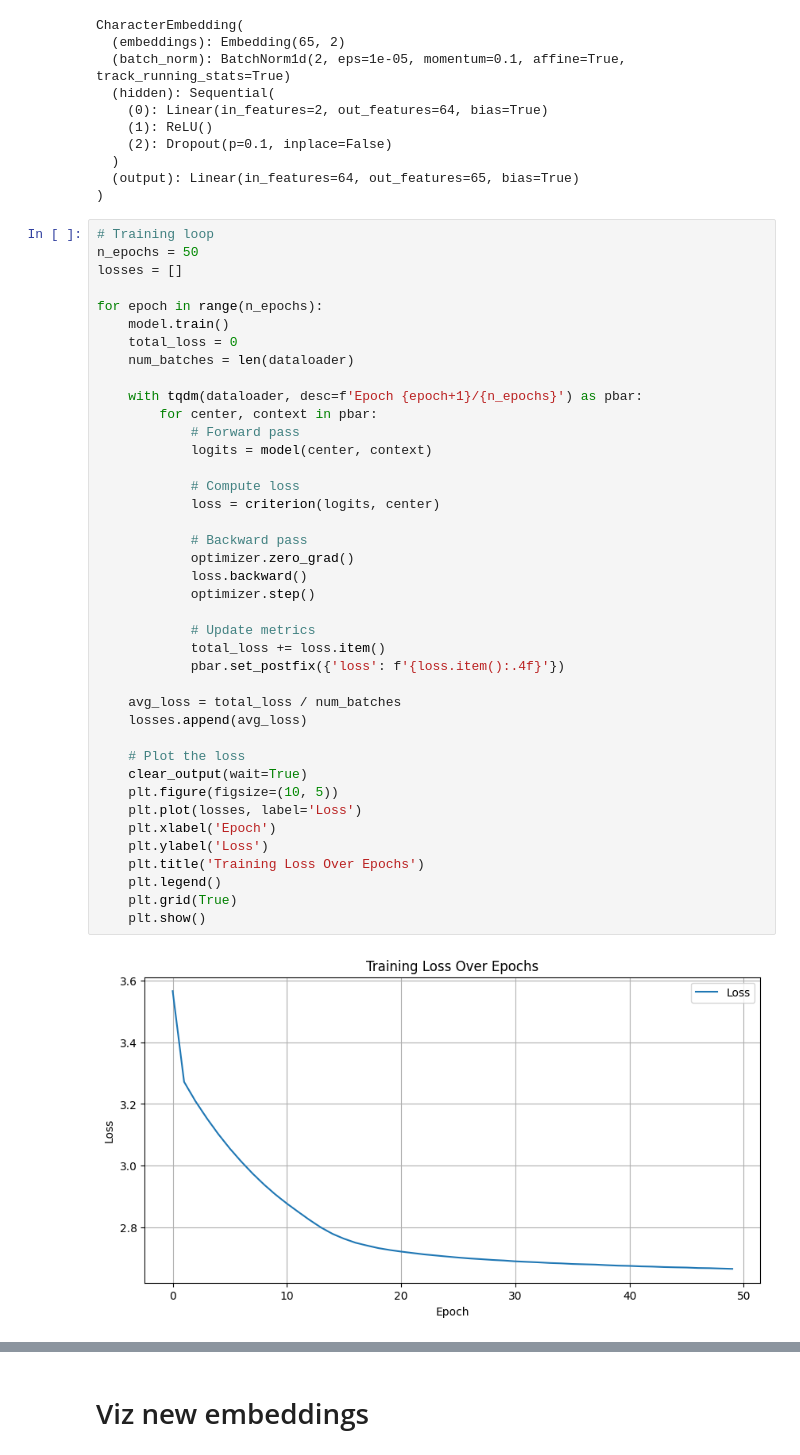
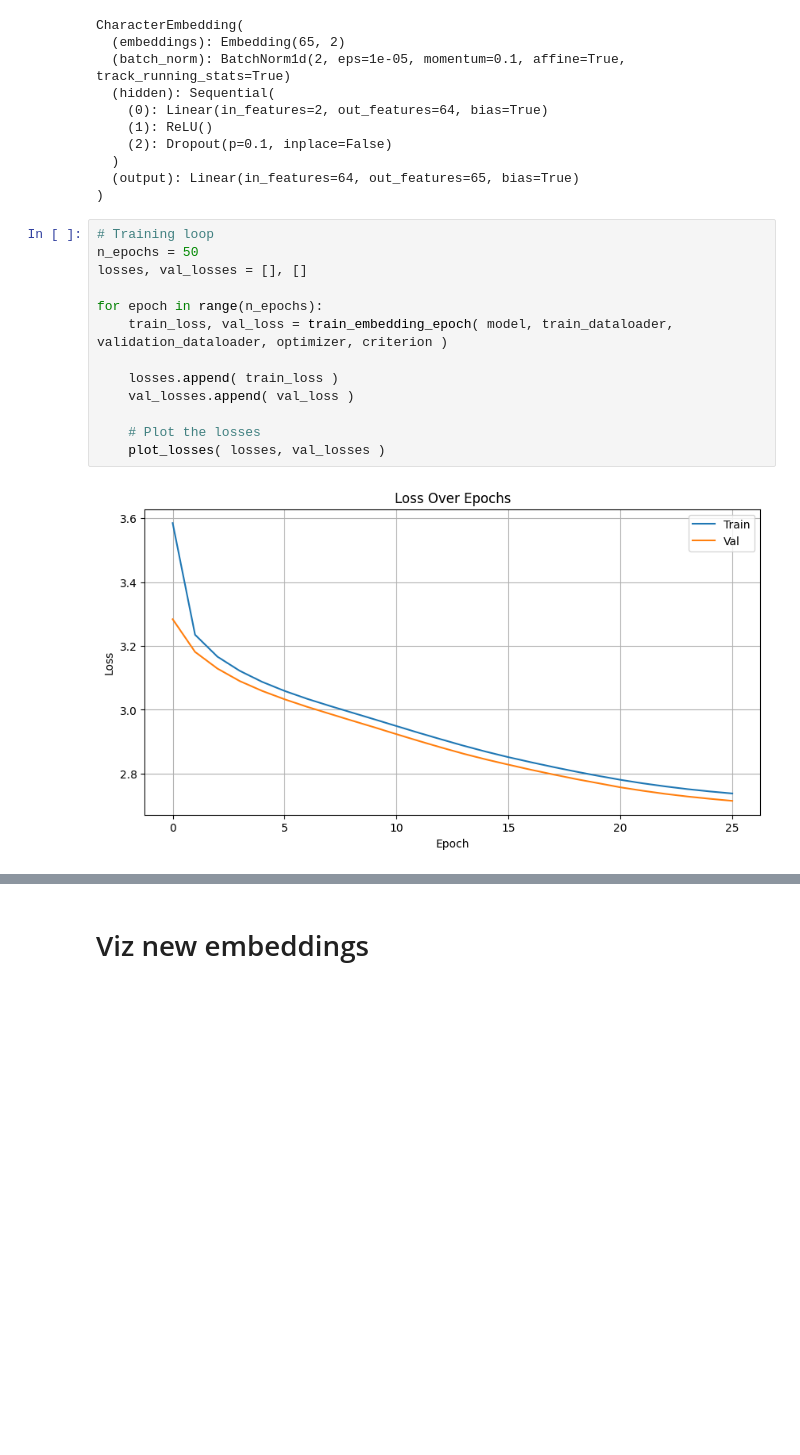
Before and after one commit to marc-olm/genai101, a Jupyter notebook: notebooks/tokenization_and_embeddings_drt.ipynb, the cells around one changed output, grey strips where cells are left out. Cells and saved outputs as stored; diff of their text form; blank space fills up the shorter version.

```diff
--- a/notebooks/tokenization_and_embeddings_drt.ipynb
+++ b/notebooks/tokenization_and_embeddings_drt.ipynb
@@ -419,45 +514,18 @@ CharacterEmbedding(
   )
   (output): Linear(in_features=64, out_features=65, bias=True)
 )
-# %%
-# Training loop
-n_epochs = 50
-losses = []
-
-for epoch in range(n_epochs):
-    model.train()
-    total_loss = 0
-    num_batches = len(dataloader)
-
-    with tqdm(dataloader, desc=f'Epoch {epoch+1}/{n_epochs}') as pbar:
-        for center, context in pbar:
-            # Forward pass
-            logits = model(center, context)
-
-            # Compute loss
-            loss = criterion(logits, center)
-
-            # Backward pass
-            optimizer.zero_grad()
-            loss.backward()
-            optimizer.step()
-
-            # Update metrics
-            total_loss += loss.item()
-            pbar.set_postfix({'loss': f'{loss.item():.4f}'})
-
-    avg_loss = total_loss / num_batches
-    losses.append(avg_loss)
-
-    # Plot the loss
-    clear_output(wait=True)
-    plt.figure(figsize=(10, 5))
-    plt.plot(losses, label='Loss')
-    plt.xlabel('Epoch')
-    plt.ylabel('Loss')
-    plt.title('Training Loss Over Epochs')
-    plt.legend()
-    plt.grid(True)
-    plt.show()
-# %% [output]
-[figure, removed]
+# %%
+# Training loop
+n_epochs = 50
+losses, val_losses = [], []
+
+for epoch in range(n_epochs):
+    train_loss, val_loss = train_embedding_epoch( model, train_dataloader, validation_dataloader, optimizer, criterion )
+
+    losses.append( train_loss )
+    val_losses.append( val_loss )
+
+    # Plot the losses
+    plot_losses( losses, val_losses )
+# %% [output]
+[figure, added]
```
Also changed, not shown: parts of 21 cells of this notebook.
